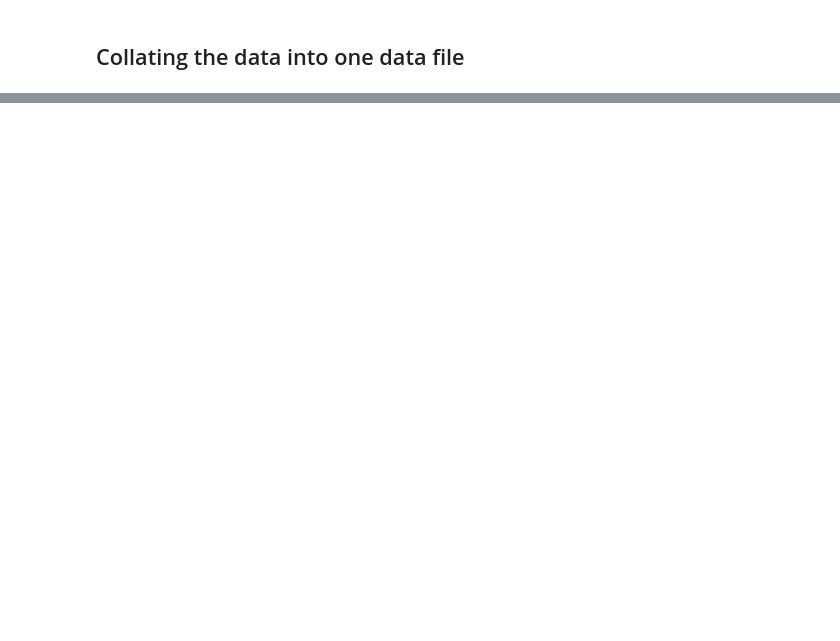
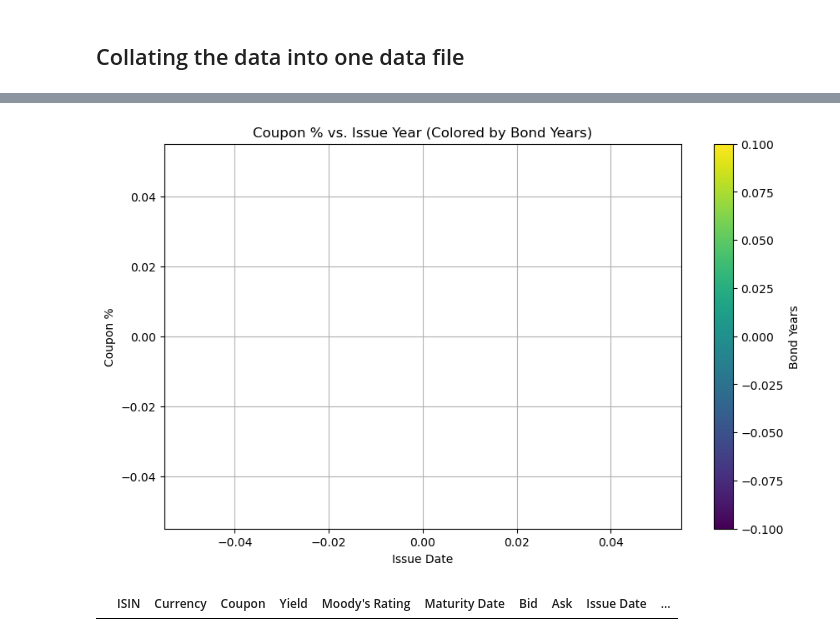
Before and after one commit to pinakin7/1856, a Jupyter notebook: Assignment 1/experiment.ipynb, the cells around one changed output, grey strips where cells are left out. Drawn from its saved outputs; the diff is of its cells as text; code cells hidden in the pictures; blank space fills up the shorter version.

```diff
--- a/Assignment 1/experiment.ipynb
+++ b/Assignment 1/experiment.ipynb
@@ -42,0 +108,14 @@ Level 60:root:Finished processing
+# %%
+area_one = data['Issue Year']>=2020
+area_two = data['Maturity Year']>=2025
+area_three = data['Coupon']>=3
+# %%
+filtered_data = data[area_one & area_two & area_three]
+# %%
+plot_coupon_issue(filtered_data)
+# %% [output]
+[figure, added]
+# %%
+filtered_data
+# %% [output]
+|  | ISIN | Currency | Coupon | Yield | Moody's Rating | Maturity Date | Bid | Ask | Issue Date | ... |
```
Also changed, not shown: parts of 14 cells of this notebook, 2 other files.
